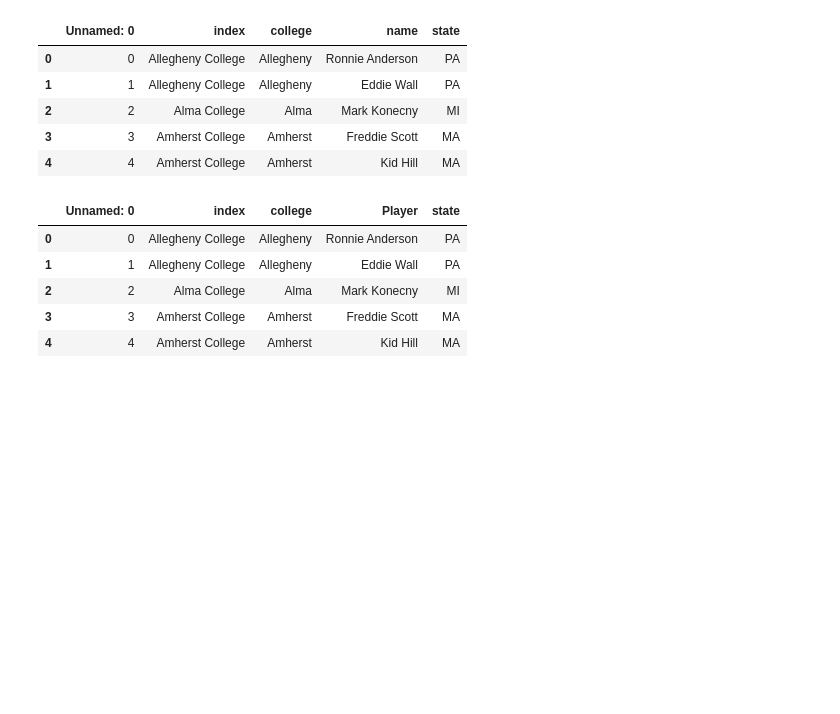
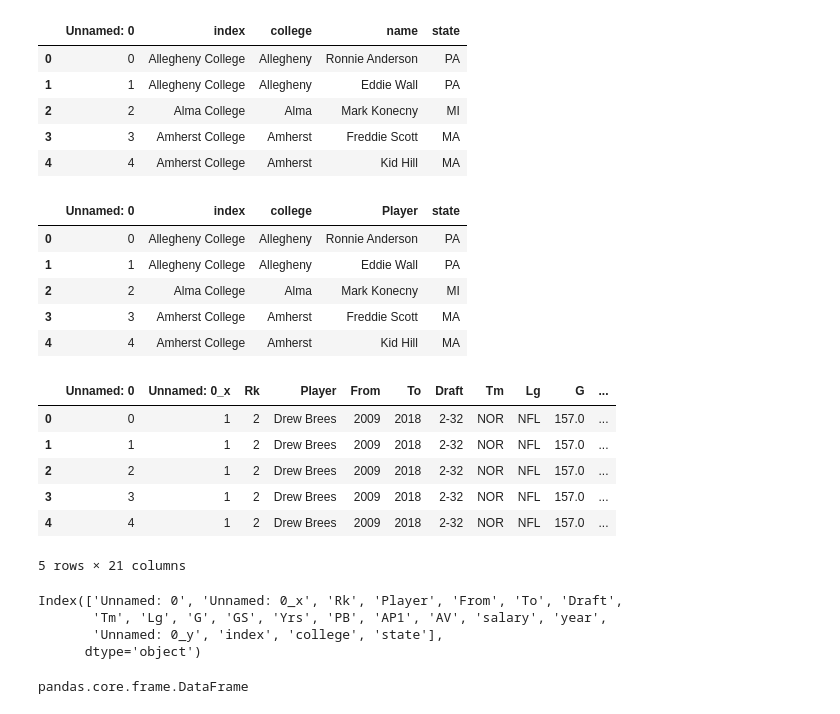
Before and after one commit to Axemen/Pro-Sports-Stats, a Jupyter notebook: fast_facts.ipynb, the cells around one changed output. Saved outputs shown, nothing was run; the diff lists cells and outputs as text; code cells hidden in the pictures; blank space fills up the shorter version.

```diff
--- a/fast_facts.ipynb
+++ b/fast_facts.ipynb
@@ -288,5 +293,23 @@ nfl_unis.head(5)
 | 3 | 3 | Amherst College | Amherst | Freddie Scott | MA |
 | 4 | 4 | Amherst College | Amherst | Kid Hill | MA |
 # %%
-nfl_merge = pd.merge(nfl_merge, nfl_unis, on='Player')
-nfl_merge.to_csv("libs/unclean_data/nfl_fast_facts_data.csv")
+#nfl_merge = pd.merge(nfl_merge, nfl_unis, on='Player')
+#nfl_merge.to_csv("libs/unclean_data/nfl_fast_facts_data.csv")
+nfl_data = pd.read_csv("libs/unclean_data/nfl_fast_facts_data1.csv")
+# %%
+nfl_data.head()
+# %% [output]
+|  | Unnamed: 0 | Unnamed: 0_x | Rk | Player | From | To | Draft | Tm | Lg | G | ... |
+| 0 | 0 | 1 | 2 | Drew Brees | 2009 | 2018 | 2-32 | NOR | NFL | 157.0 | ... |
+| 1 | 1 | 1 | 2 | Drew Brees | 2009 | 2018 | 2-32 | NOR | NFL | 157.0 | ... |
+| 2 | 2 | 1 | 2 | Drew Brees | 2009 | 2018 | 2-32 | NOR | NFL | 157.0 | ... |
+| 3 | 3 | 1 | 2 | Drew Brees | 2009 | 2018 | 2-32 | NOR | NFL | 157.0 | ... |
+| 4 | 4 | 1 | 2 | Drew Brees | 2009 | 2018 | 2-32 | NOR | NFL | 157.0 | ... |
+5 rows × 21 columns
+# %%
+nfl_data.columns
+# %% [output]
+Index(['Unnamed: 0', 'Unnamed: 0_x', 'Rk', 'Player', 'From', 'To', 'Draft',
+       'Tm', 'Lg', 'G', 'GS', 'Yrs', 'PB', 'AP1', 'AV', 'salary', 'year',
+       'Unnamed: 0_y', 'index', 'college', 'state'],
+      dtype='object')
@@ -292,0 +318,4 @@ nfl_merge.to_csv("libs/unclean_data/nfl_fast_facts_data.csv")
+# %%
+type(final_df)
+# %% [output]
+pandas.core.frame.DataFrame
```
Also changed, not shown: parts of 4 cells of this notebook, 1 other file.
